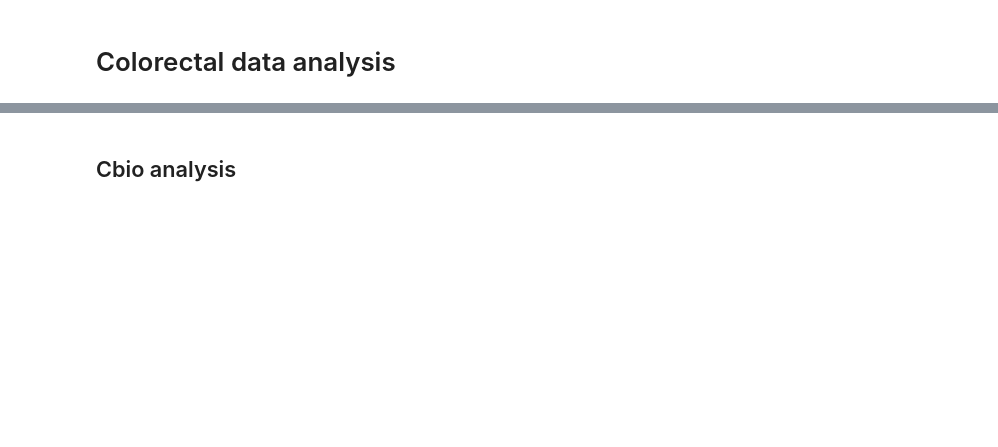
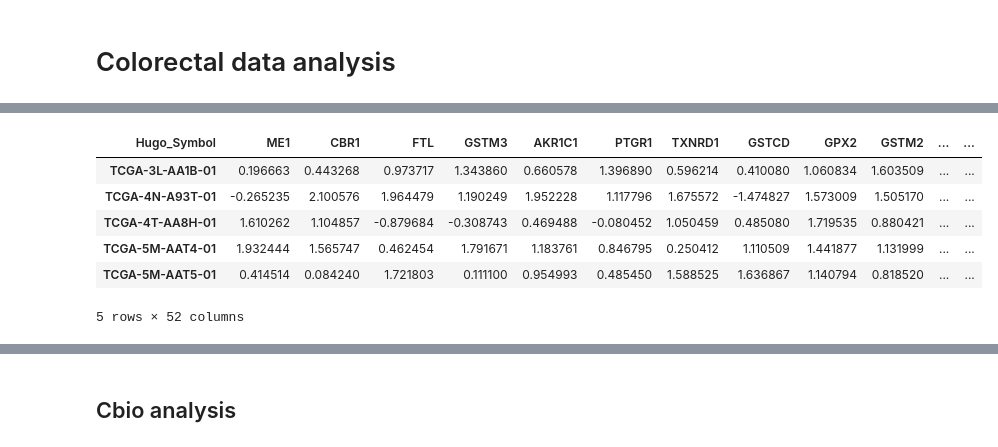
Before and after one commit to shanghongsim/NRF2-PARP1-Bioinformatics, a Jupyter notebook: RRM2B plots.ipynb, the cells around one changed output, grey strips where cells are left out. Drawn from its saved outputs; the diff is of its cells as text; code cells hidden in the pictures; blank space fills up the shorter version.

```diff
--- a/RRM2B plots.ipynb
+++ b/RRM2B plots.ipynb
@@ -72,0 +121,10 @@ cbio.sort_index()
+# %%
+data.head()
+# %% [output]
+| Hugo_Symbol | ME1 | CBR1 | FTL | GSTM3 | AKR1C1 | PTGR1 | TXNRD1 | GSTCD | GPX2 | GSTM2 | ... | ... |
+| TCGA-3L-AA1B-01 | 0.196663 | 0.443268 | 0.973717 | 1.343860 | 0.660578 | 1.396890 | 0.596214 | 0.410080 | 1.060834 | 1.603509 | ... | ... |
+| TCGA-4N-A93T-01 | -0.265235 | 2.100576 | 1.964479 | 1.190249 | 1.952228 | 1.117796 | 1.675572 | -1.474827 | 1.573009 | 1.505170 | ... | ... |
+| TCGA-4T-AA8H-01 | 1.610262 | 1.104857 | -0.879684 | -0.308743 | 0.469488 | -0.080452 | 1.050459 | 0.485080 | 1.719535 | 0.880421 | ... | ... |
+| TCGA-5M-AAT4-01 | 1.932444 | 1.565747 | 0.462454 | 1.791671 | 1.183761 | 0.846795 | 0.250412 | 1.110509 | 1.441877 | 1.131999 | ... | ... |
+| TCGA-5M-AAT5-01 | 0.414514 | 0.084240 | 1.721803 | 0.111100 | 0.954993 | 0.485450 | 1.588525 | 1.636867 | 1.140794 | 0.818520 | ... | ... |
+5 rows × 52 columns
```
Also changed, not shown: parts of 46 cells of this notebook, 10 other files.
